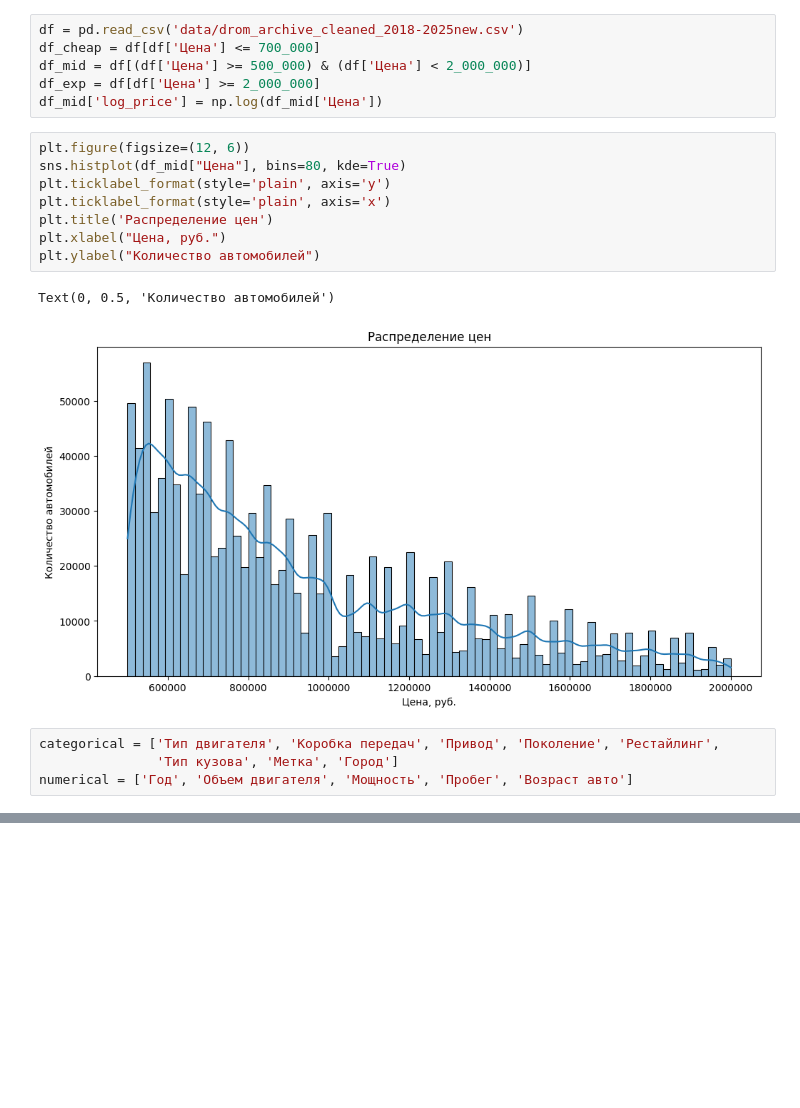
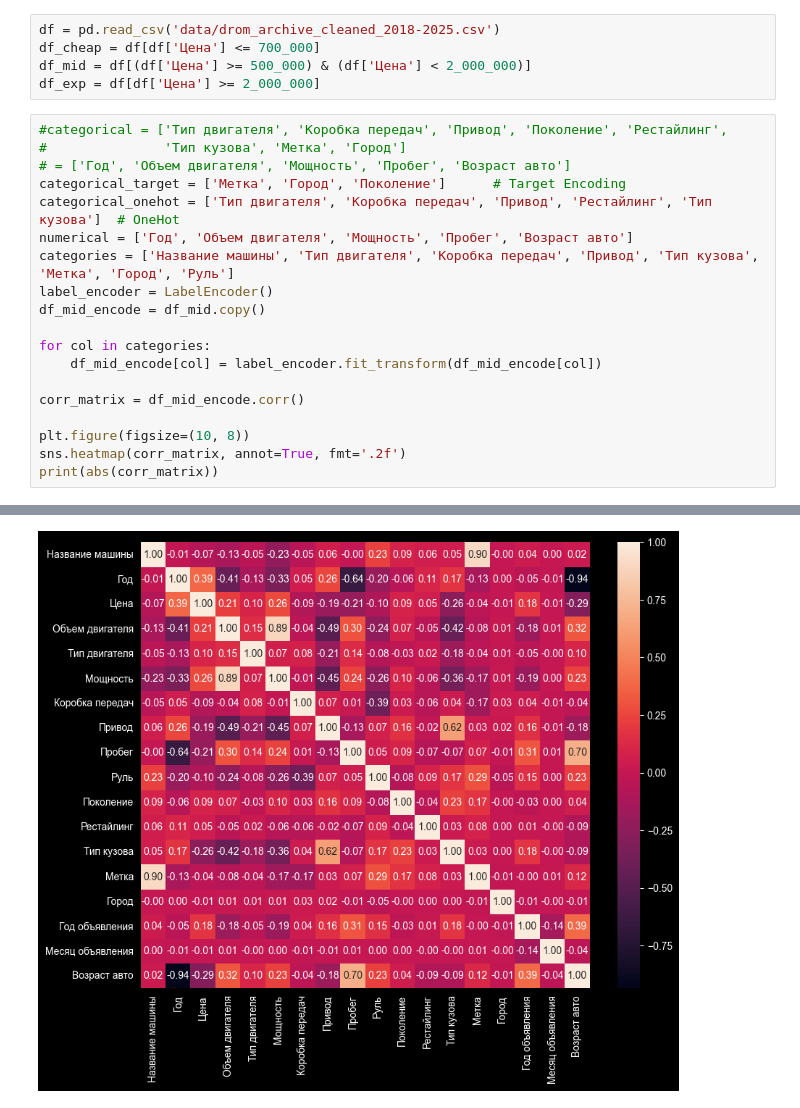
Before and after one commit to Tofuress/cars_regression, a Jupyter notebook: xgb_test-Copy1.ipynb, the cells around one changed output, grey strips where cells are left out. Drawn from its saved outputs; the diff is of its cells as text; blank space fills up the shorter version.

```diff
--- a/xgb_test-Copy1.ipynb
+++ b/xgb_test-Copy1.ipynb
@@ -15,21 +16,25 @@ from xgboost import plot_importance
 # %%
-df = pd.read_csv('data/drom_archive_cleaned_2018-2025new.csv')
+df = pd.read_csv('data/drom_archive_cleaned_2018-2025.csv')
 df_cheap = df[df['Цена'] <= 700_000]
 df_mid = df[(df['Цена'] >= 500_000) & (df['Цена'] < 2_000_000)]
 df_exp = df[df['Цена'] >= 2_000_000]
-df_mid['log_price'] = np.log(df_mid['Цена'])
-# %%
-plt.figure(figsize=(12, 6))
-sns.histplot(df_mid["Цена"], bins=80, kde=True)
-plt.ticklabel_format(style='plain', axis='y')
-plt.ticklabel_format(style='plain', axis='x')
-plt.title('Распределение цен')
-plt.xlabel("Цена, руб.")
-plt.ylabel("Количество автомобилей")
-# %% [output]
-Text(0, 0.5, 'Количество автомобилей')
-[figure, removed]
 # %%
-categorical = ['Тип двигателя', 'Коробка передач', 'Привод', 'Поколение', 'Рестайлинг',
-               'Тип кузова', 'Метка', 'Город']
+#categorical = ['Тип двигателя', 'Коробка передач', 'Привод', 'Поколение', 'Рестайлинг',
+#               'Тип кузова', 'Метка', 'Город']
+# = ['Год', 'Объем двигателя', 'Мощность', 'Пробег', 'Возраст авто']
+categorical_target = ['Метка', 'Город', 'Поколение']      # Target Encoding
+categorical_onehot = ['Тип двигателя', 'Коробка передач', 'Привод', 'Рестайлинг', 'Тип кузова']  # OneHot
 numerical = ['Год', 'Объем двигателя', 'Мощность', 'Пробег', 'Возраст авто']
+categories = ['Название машины', 'Тип двигателя', 'Коробка передач', 'Привод', 'Тип кузова', 'Метка', 'Город', 'Руль']
+label_encoder = LabelEncoder()
+df_mid_encode = df_mid.copy()
+
+for col in categories:
+    df_mid_encode[col] = label_encoder.fit_transform(df_mid_encode[col])
+
+corr_matrix = df_mid_encode.corr()
+
+plt.figure(figsize=(10, 8))
+sns.heatmap(corr_matrix, annot=True, fmt='.2f')
+print(abs(corr_matrix))
+# %% [output]
@@ -36 +58,2 @@ numerical = ['Год', 'Объем двигателя', 'Мощность', 'П
+[figure, added]
 # %%
```
Also changed, not shown: parts of 16 cells of this notebook, 2 other files.
